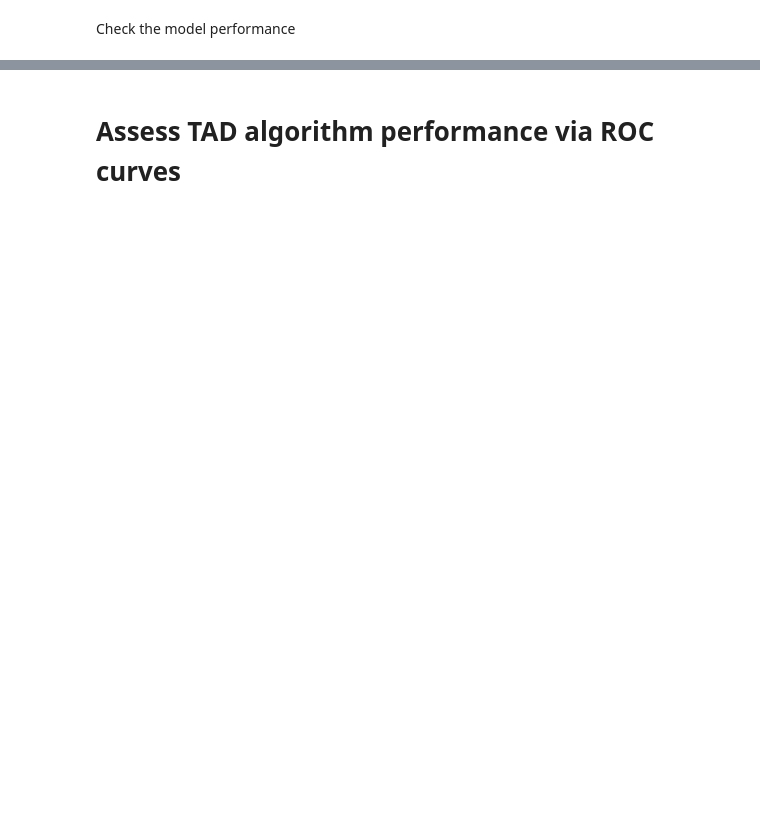
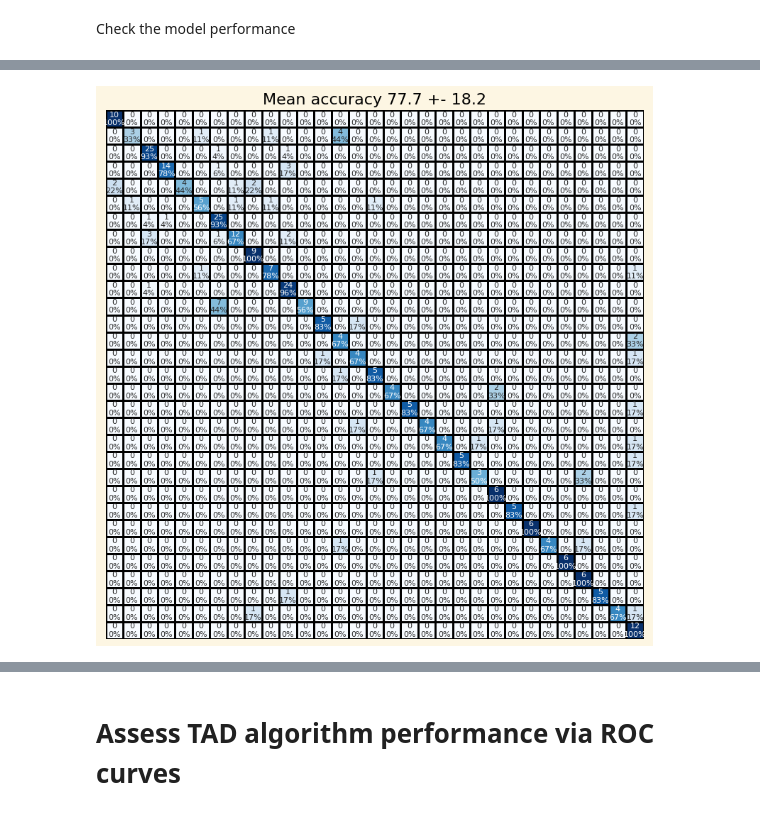
Before and after one commit to Anatr1/timeseries-anomaly-detection, a Jupyter notebook: src/model_RANDOM_FOREST.ipynb, the cells around one changed output, grey strips where cells are left out. Saved outputs shown, nothing was run; the diff lists cells and outputs as text; code cells hidden in the pictures; blank space fills up the shorter version.

```diff
--- a/src/model_RANDOM_FOREST.ipynb
+++ b/src/model_RANDOM_FOREST.ipynb
@@ -326,3 +212,23 @@ df_features_collision_nonan_1.shape
+# %%
+X_test = df_features_collisions.drop(["label", "start", "end"], axis=1)
+y_test = df_features_collisions["label"]
+
+X_test = pd.DataFrame(selector_variance.transform(scaler.transform(X_test)),
+                           columns=X_test.columns.values[selector_variance.get_support()])
+X_test.drop(corr_features, inplace=True, axis=1)
+X_test = X_test[selected_features].copy()
+# %%
+y_test_predict = classifier.predict_proba(X_test.values)
+
+cm = confusion_matrix(y_test, y_test_predict.argmax(axis=1), labels=list(action2int_collisions_raw.values()))
+fig, ax = plt.subplots(1, 1, figsize=(8, 8))
+int2action = {v: k for k, v in action2int_collisions_raw.items()}
+seaborn_cm(cm,
+            ax,
+            [int2action[l] for l in action2int_collisions_raw.values()], fontsize=8, xrotation=90)
+plt.tight_layout()
+# %% [output]
+[figure, added]
 # %%
 preds_array_collisions = np.array([classifier.predict_proba(X_test.values) for _ in range(n_mc)])
 preds_bayes_mean_collision = np.mean(np.array(preds_array_collisions), axis = 0)
```
Also changed, not shown: parts of 67 cells of this notebook, 7 other files.
